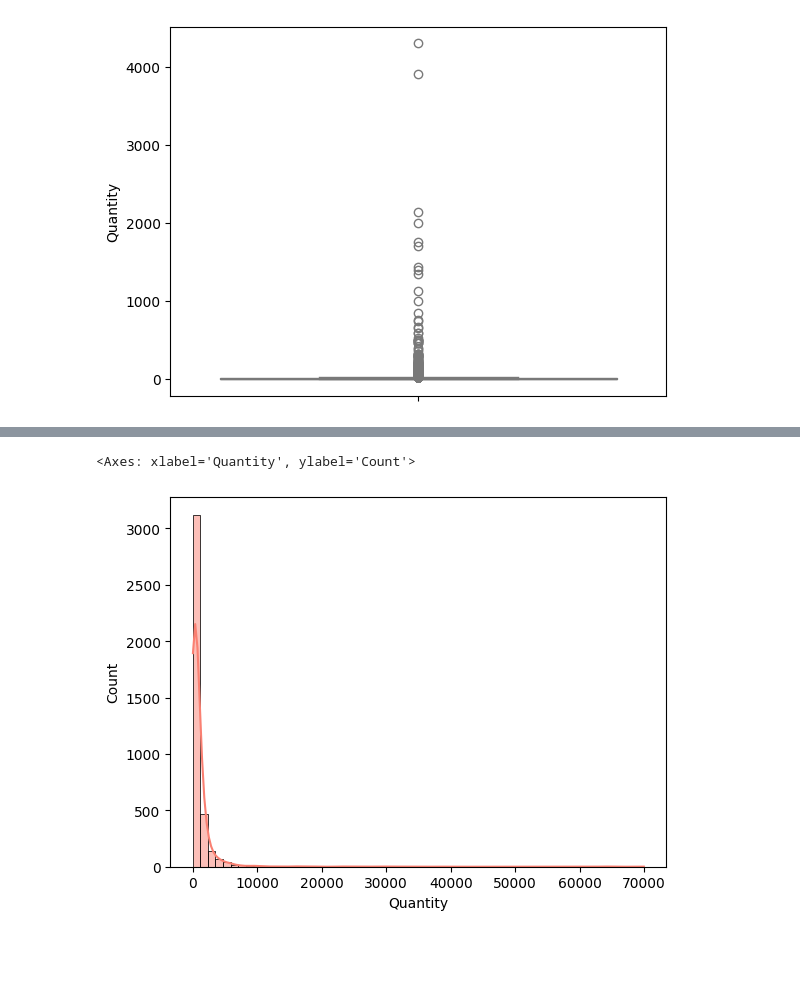
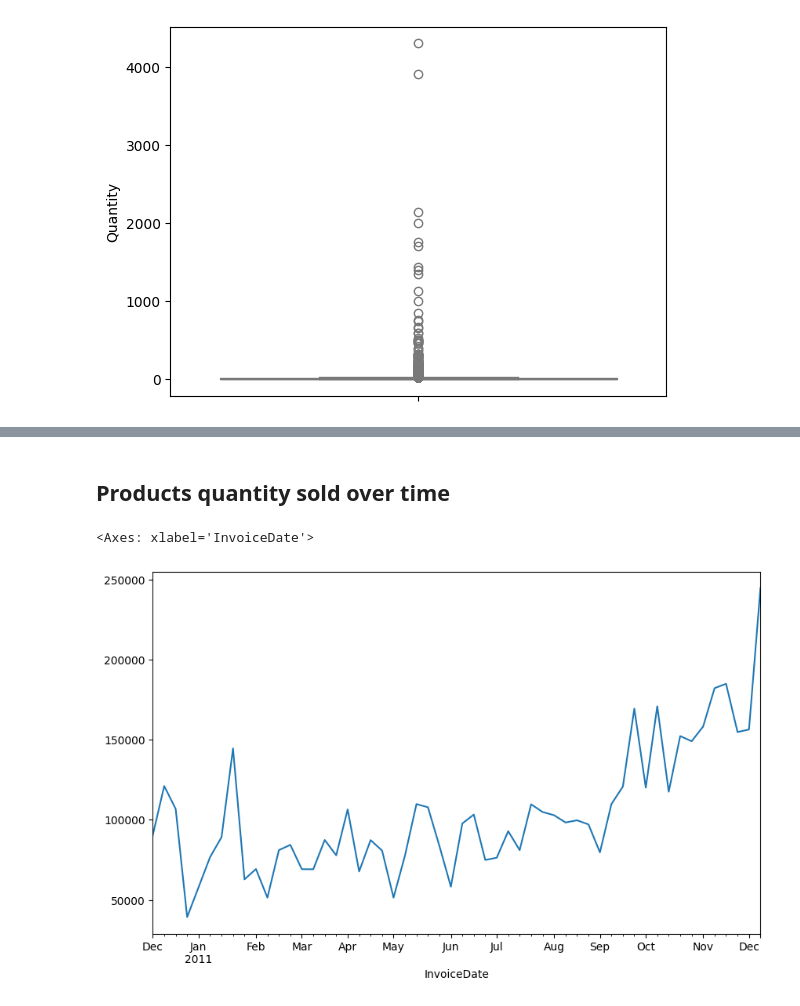
Before and after one commit to dimitsagk/ClientClustering_InventoryForecast, a Jupyter notebook: notebooks/02_EDA-notebook.ipynb, the cells around one changed output, grey strips where cells are left out. Drawn from its saved outputs; the diff is of its cells as text; code cells hidden in the pictures; blank space fills up the shorter version.

```diff
--- a/notebooks/02_EDA-notebook.ipynb
+++ b/notebooks/02_EDA-notebook.ipynb
@@ -303,2 +249,0 @@ Name: Quantity, dtype: float64
-# %%
-df = df[~df.InvoiceNo.isin([581483,541431])]
@@ -349,2 +249,0 @@ print(len(cust_list_05))
-# %%
-df['TotalPrice'] = df.Quantity * df.UnitPrice
@@ -412,2 +249,0 @@ df.shape[0]
-# %%
-df = df[~df.Quantity.isin(tukeys_test_outliers(df.Quantity))]
@@ -418,2 +249,0 @@ df.shape[0]
-# %%
-df = df[~df.TotalPrice.isin(tukeys_test_outliers(df.TotalPrice))]
@@ -468,5 +249,0 @@ sns.histplot(test_2['TotalPrice'], kde=True, bins=60, color="salmon")
-# %%
-sns.histplot(test_2['Quantity'], kde=True, bins=60, color="salmon")
-# %% [output]
-<Axes: xlabel='Quantity', ylabel='Count'>
-[figure, removed]
@@ -474,0 +250,8 @@ sns.histplot(test_2['Quantity'], kde=True, bins=60, color="salmon")
+# %% [markdown]
+## Products quantity sold over time
+# %%
+# per week
+df.groupby(df['InvoiceDate'].dt.to_period('W'))['Quantity'].sum().plot(figsize=(10, 6))
+# %% [output]
+<Axes: xlabel='InvoiceDate'>
+[figure, added]
```
Also changed, not shown: parts of 55 cells of this notebook.
